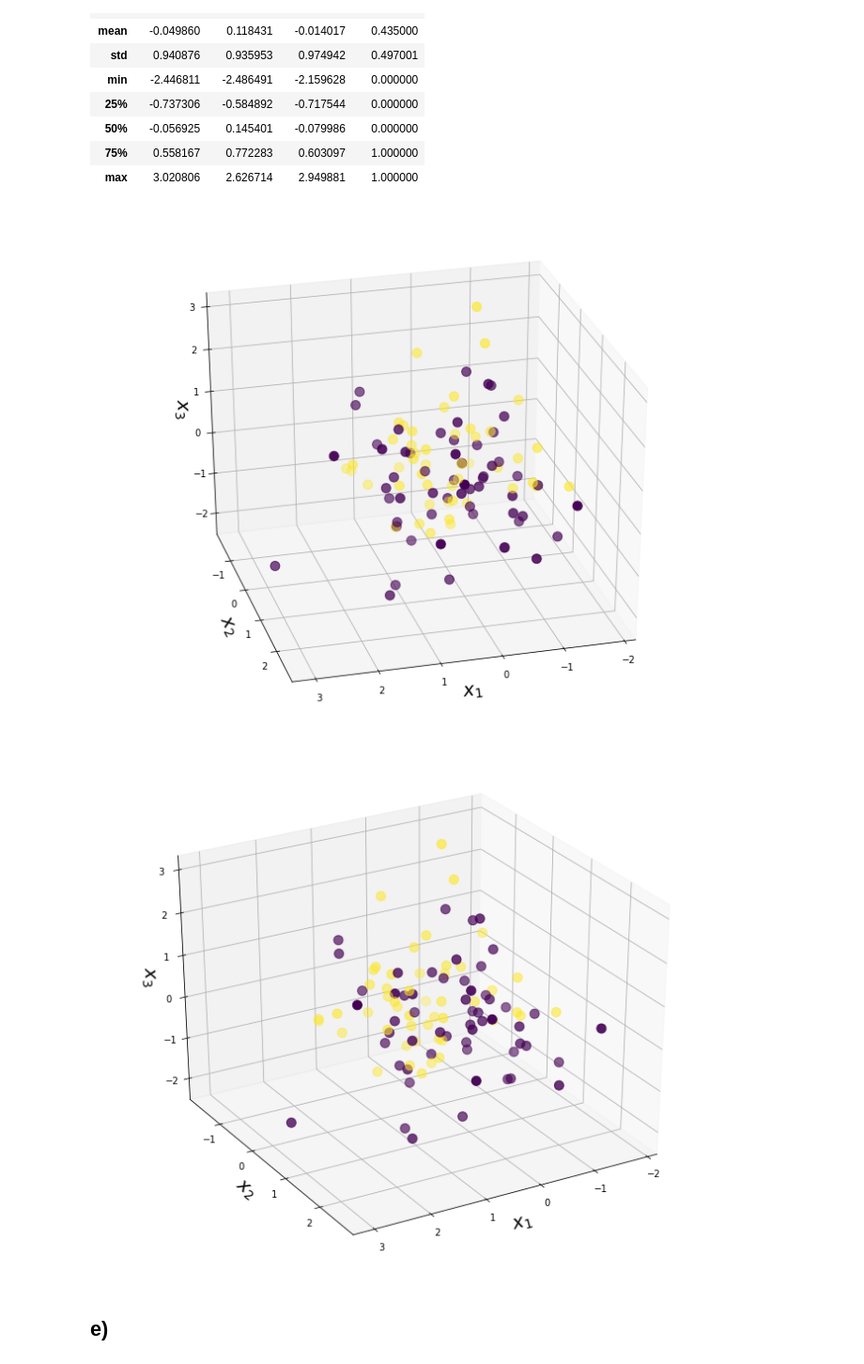
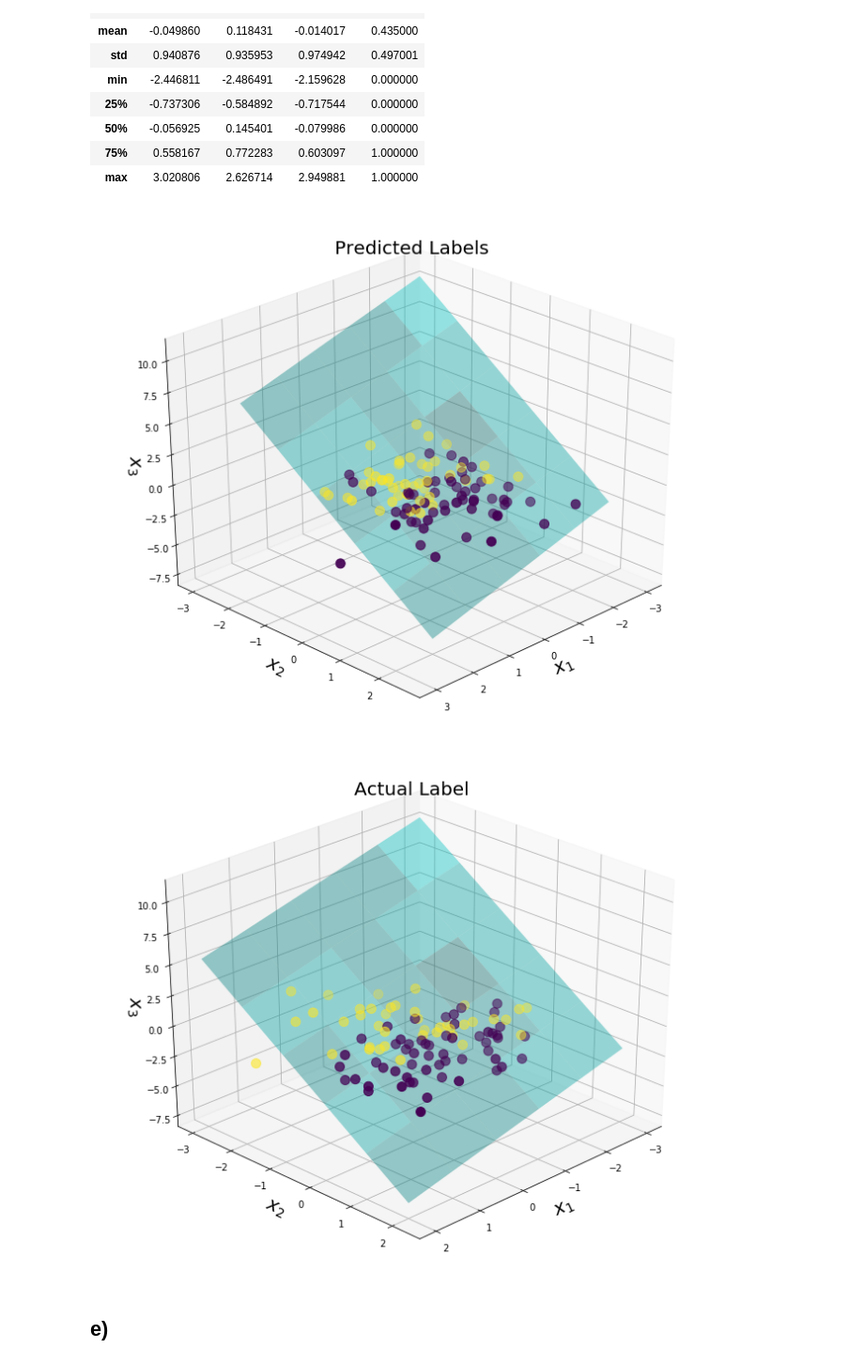
Before and after one commit to gauravcusp/ADS, a Jupyter notebook: HW4_gb1877.ipynb, the cells around one changed output. Shown at 94% size. Cells and saved outputs as stored; diff of their text form; code cells hidden in the pictures.

```diff
--- a/HW4_gb1877.ipynb
+++ b/HW4_gb1877.ipynb
@@ -438,46 +444,54 @@ data4.describe()
 | 75% | 0.558167 | 0.772283 | 0.603097 | 1.000000 |
 | max | 3.020806 | 2.626714 | 2.949881 | 1.000000 |
 # %%
+
 fig = plt.figure(figsize = (12,10))  # Create a plot with customized figure size (width, height)
 ax = fig.gca(projection='3d')  # Extract the axis for further operations
 ax.scatter(test.x1, test.x2, test.x3, s = 100,  c = test.y)
 # Scatter plot, "c" stands for color, and "s" determines the marker size
 
 # # Generate coordinates for hyperplane
-# radius = 4
-# x1, x2 = np.meshgrid(range(-radius,radius), range(-radius,radius))
-# fit_y = (lr.intercept_[0] + lr.coef_[0][0] * x1 + lr.coef_[0][1]) / lr.coef_[0][2]
+radius = 3
+x1, x2 = np.meshgrid(range(-radius,radius), range(-radius,radius))
+fit_y = -(lr.intercept_[0] + lr.coef_[0][0] * x1 + lr.coef_[0][1]*x2) / lr.coef_[0][2]
+ax.plot_surface(x1, x2, fit_y, color='c', alpha=0.4)
+
 
 # # alpha (between 0 and 1) controls the transparency with 0 being totally transparent
 # ax.plot_surface(x1, x2, fit_y, color='g', alpha = 0.3)
 # Set labels and fontsize
+ax.set_title('Predicted Labels', fontsize = 20)
 ax.set_xlabel('$x_1$', fontsize = 20)
 ax.set_ylabel('$x_2$', fontsize = 20)
 ax.set_zlabel('$x_3$', fontsize = 20)
 
-ax.view_init(azim = 75)   # Controls the viewing angle
+ax.view_init(azim = 45)   # Controls the viewing angle
 # %% [output]
-[figure, old version]
+[figure, new version]
 # %%
-fig1 = plt.figure(figsize = (12,10))  # Create a plot with customized figure size (width, height)
-ax1 = fig1.gca(projection='3d')  # Extract the axis for further operations
-ax1.scatter(test.x1, test.x2, test.x3, s=100, c=pre)
+fig = plt.figure(figsize = (12,10))  # Create a plot with customized figure size (width, height)
+ax = fig.gca(projection='3d')  # Extract the axis for further operations
+ax.scatter(train.x1, train.x2, train.x3, s = 100,  c = train.y)
+# Scatter plot, "c" stands for color, and "s" determines the marker size
 
 # # Generate coordinates for hyperplane
-# radius = 4
-# x1, x2 = np.meshgrid(range(-radius,radius), range(-radius,radius))
-# fit_y = lr.intercept_[0] + lr.coef_[0][0] * x1 + lr.coef_[0][1] * x2 /lr.coef_[0][2]
+radius = 3
+x1, x2 = np.meshgrid(range(-radius,radius), range(-radius,radius))
+fit_y = -(lr.intercept_[0] + lr.coef_[0][0] * x1 + lr.coef_[0][1]*x2) / lr.coef_[0][2]
+ax.plot_surface(x1, x2, fit_y, color='c', alpha=0.4)
 
-# alpha (between 0 and 1) controls the transparency with 0 being totally transparent
+
+# # alpha (between 0 and 1) controls the transparency with 0 being totally transparent
 # ax.plot_surface(x1, x2, fit_y, color='g', alpha = 0.3)
 # Set labels and fontsize
-ax1.set_xlabel('$x_1$', fontsize = 20)
-ax1.set_ylabel('$x_2$', fontsize = 20)
-ax1.set_zlabel('$x_3$', fontsize = 20)
+ax.set_title('Actual Label', fontsize = 20)
+ax.set_xlabel('$x_1$', fontsize = 20)
+ax.set_ylabel('$x_2$', fontsize = 20)
+ax.set_zlabel('$x_3$', fontsize = 20)
 
-ax1.view_init(azim = 60)   # Controls the viewing angle
+ax.view_init(azim = 45)   # Controls the viewing angle
 # %% [output]
-[figure, old version]
+[figure, new version]
 # %% [markdown]
 ## e)
 # %%
```
Also changed, not shown: parts of 10 cells of this notebook.
